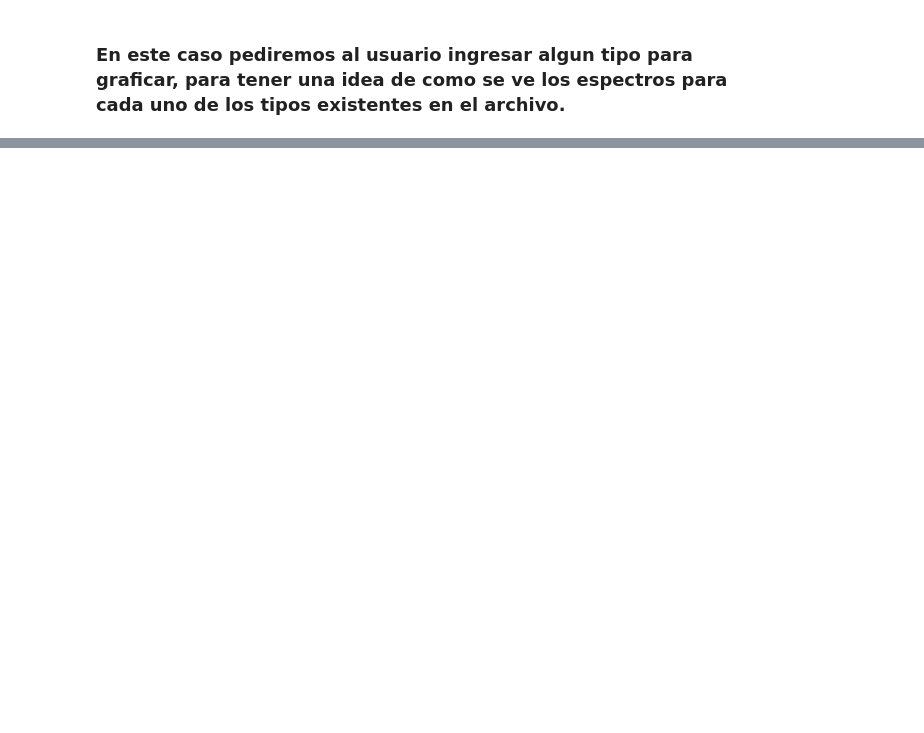
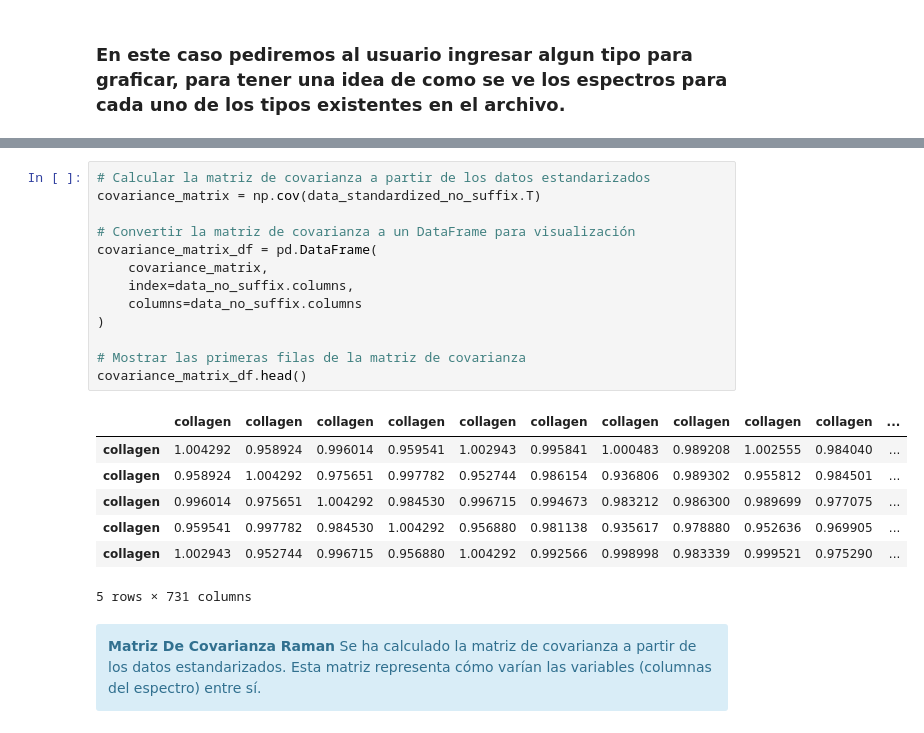
Before and after one commit to diegoseo/Proyecto-TFG, a Jupyter notebook: Ricardo/lectura-juan.ipynb, the cells around one changed output, grey strips where cells are left out. Drawn from its saved outputs; the diff is of its cells as text; blank space fills up the shorter version.

```diff
--- a/Ricardo/lectura-juan.ipynb
+++ b/Ricardo/lectura-juan.ipynb
@@ -142,0 +268,25 @@ Ingrese el tipo de espectro para graficar (opciones: DNA, glycogen, lipids, coll
+# %%
+# Calcular la matriz de covarianza a partir de los datos estandarizados
+covariance_matrix = np.cov(data_standardized_no_suffix.T)
+
+# Convertir la matriz de covarianza a un DataFrame para visualización
+covariance_matrix_df = pd.DataFrame(
+    covariance_matrix,
+    index=data_no_suffix.columns,
+    columns=data_no_suffix.columns
+)
+
+# Mostrar las primeras filas de la matriz de covarianza
+covariance_matrix_df.head()
+# %% [output]
+|  | collagen | collagen | collagen | collagen | collagen | collagen | collagen | collagen | collagen | collagen | ... |
+| collagen | 1.004292 | 0.958924 | 0.996014 | 0.959541 | 1.002943 | 0.995841 | 1.000483 | 0.989208 | 1.002555 | 0.984040 | ... |
+| collagen | 0.958924 | 1.004292 | 0.975651 | 0.997782 | 0.952744 | 0.986154 | 0.936806 | 0.989302 | 0.955812 | 0.984501 | ... |
+| collagen | 0.996014 | 0.975651 | 1.004292 | 0.984530 | 0.996715 | 0.994673 | 0.983212 | 0.986300 | 0.989699 | 0.977075 | ... |
+| collagen | 0.959541 | 0.997782 | 0.984530 | 1.004292 | 0.956880 | 0.981138 | 0.935617 | 0.978880 | 0.952636 | 0.969905 | ... |
+| collagen | 1.002943 | 0.952744 | 0.996715 | 0.956880 | 1.004292 | 0.992566 | 0.998998 | 0.983339 | 0.999521 | 0.975290 | ... |
+5 rows × 731 columns
+# %% [markdown]
+<div class="alert alert-block alert-info">
+<b>Matriz De Covarianza Raman</b> Se ha calculado la matriz de covarianza a partir de los datos estandarizados. Esta matriz representa cómo varían las variables (columnas del espectro) entre sí.
+</div>
```
Also changed, not shown: parts of 14 cells of this notebook, 2 other files.
